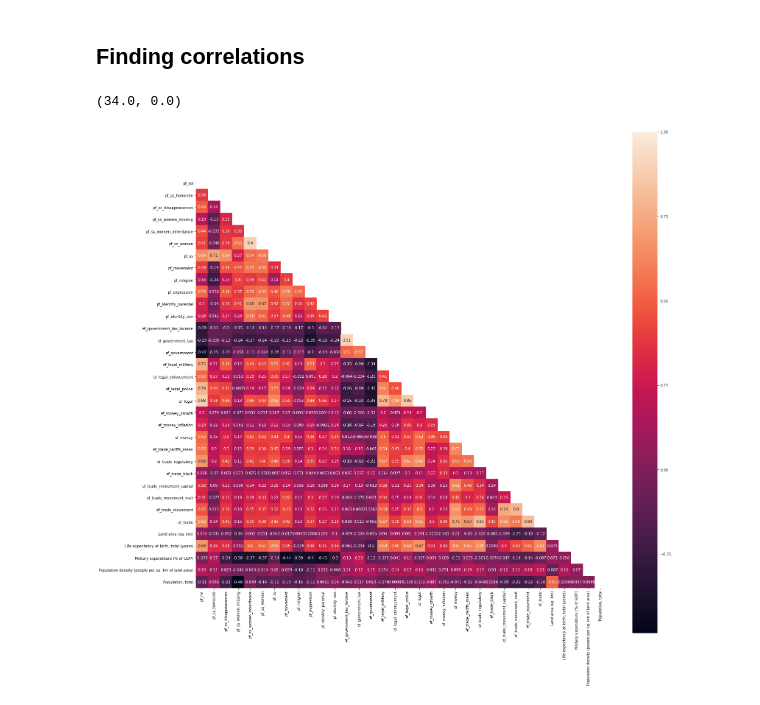
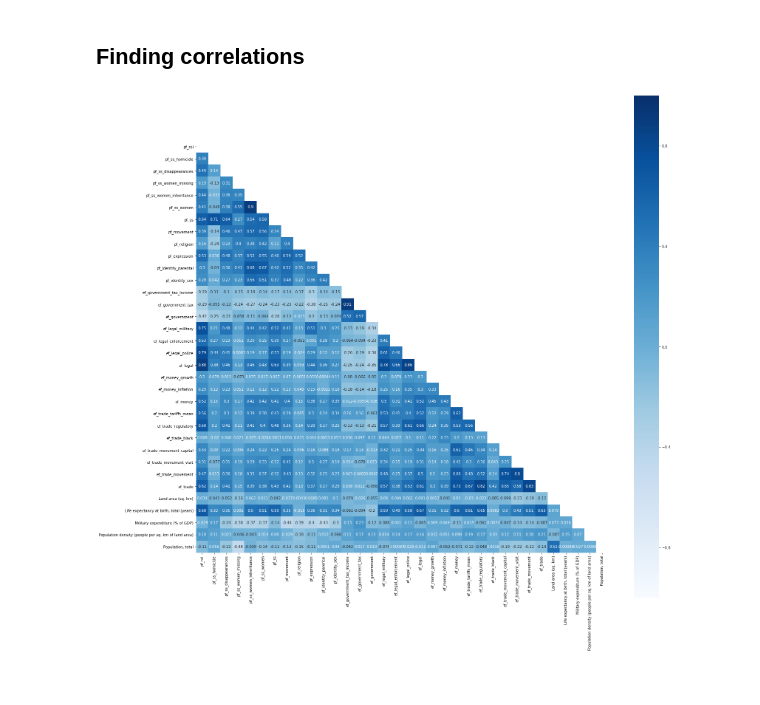
Before and after one commit to allikkil/DataSc-project, a Jupyter notebook: Project W4 Kaggle-Human Freedom.ipynb, the cells around one changed output. Cells and saved outputs as stored; diff of their text form; code cells hidden in the pictures.

Commit message:
Changed heatmap color

```diff
--- a/Project W4 Kaggle-Human Freedom.ipynb
+++ b/Project W4 Kaggle-Human Freedom.ipynb
@@ -197,12 +197,11 @@ merged_data.tail()
 # %%
 correlations = merged_data.drop(columns = ["year", "pf_rank", "pf_score", "hf_rank", "hf_score"]).corr()
 fig, ax = plt.subplots(figsize=(25,25))
 mask = np.zeros_like(correlations)
 mask[np.triu_indices_from(mask)] = True
 with sns.axes_style("white"):
-    sns.heatmap(correlations, square = True, annot = True,ax = ax, mask = mask)
+    sns.heatmap(correlations, square = True, annot = True,vmin = -1,ax = ax, mask = mask, cmap = "Blues")
 bottom, top = ax.get_ylim()
-ax.set_ylim(bottom + 0.5, top - 0.5)
+ax = ax.set_ylim(bottom + 0.5, top - 0.5) # This prevents top and bottom values from cutting off
 # %% [output]
-(34.0, 0.0)
-[figure, old version]
+[figure, new version]
```
